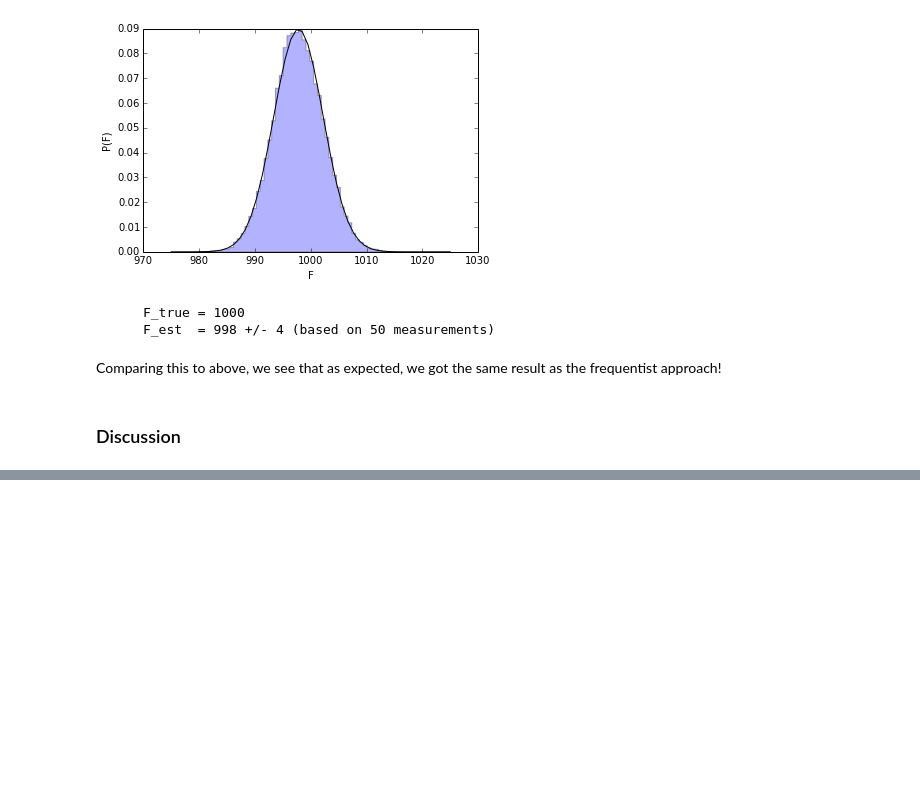
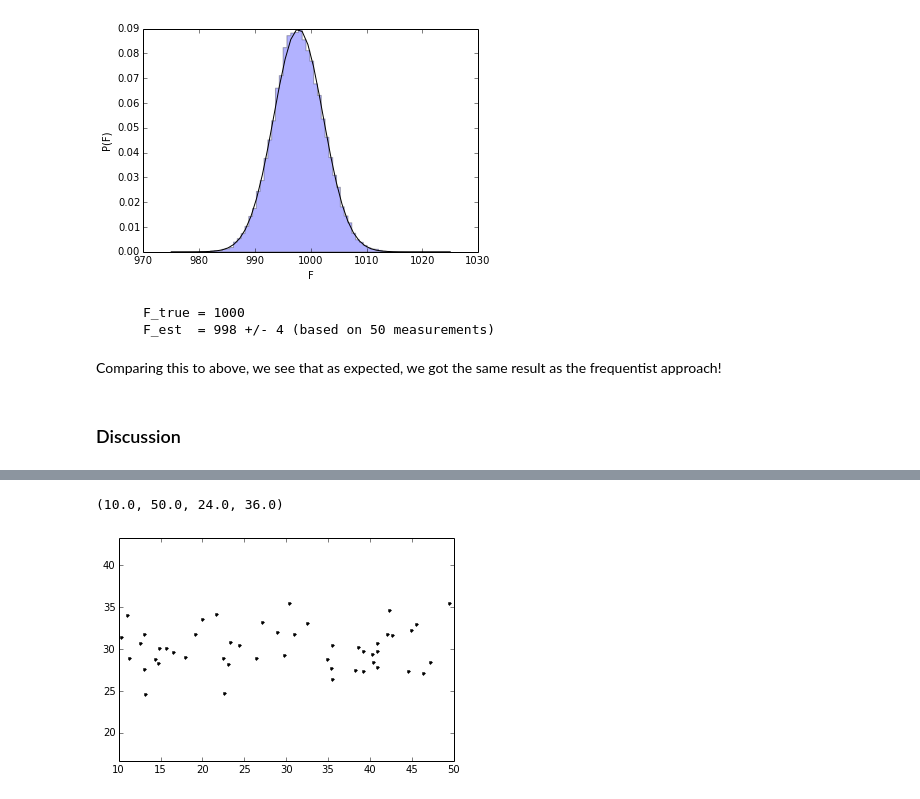
Before and after one commit to jakevdp/FreqBayes, a Jupyter notebook: FreqBayes.ipynb, the cells around one changed output, grey strips where cells are left out. Saved outputs shown, nothing was run; the diff lists cells and outputs as text; code cells hidden in the pictures; blank space fills up the shorter version.

```diff
--- a/FreqBayes.ipynb
+++ b/FreqBayes.ipynb
@@ -207,0 +410,6 @@ Now, this Bayesian method might seem a little bit over-complicated, and in this
+# %%
+plt.plot(e_true, np.mean(sample, 0)[2:], '.k')
+plt.axis('equal')
+# %% [output]
+(10.0, 50.0, 24.0, 36.0)
+[figure, added]
```
Also changed, not shown: parts of 21 cells of this notebook.
